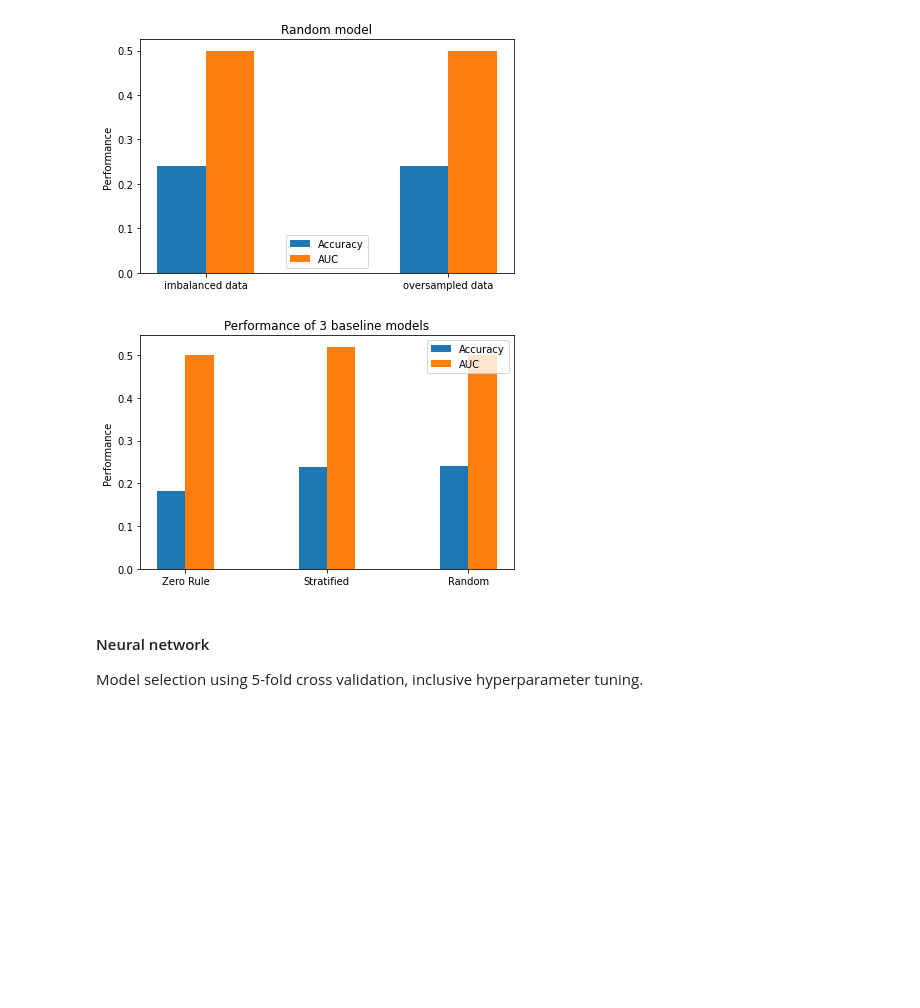
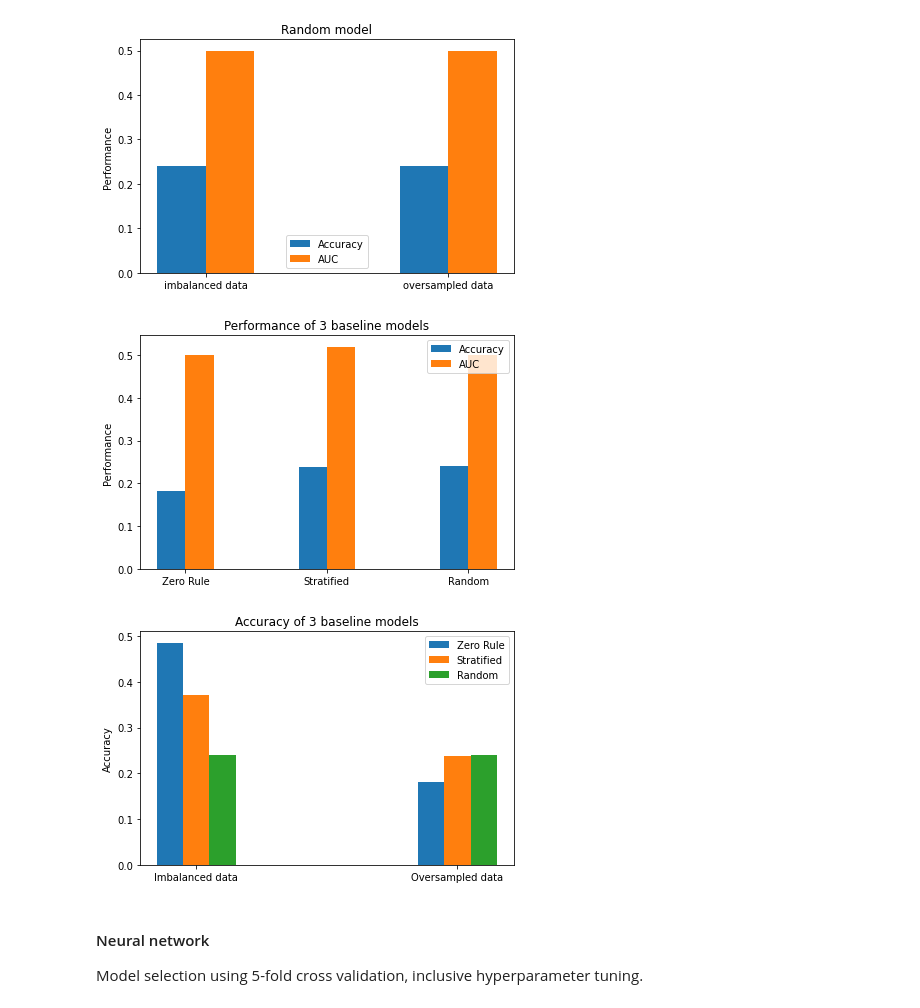
Before and after one commit to NingyueZhou/CATHpre, a Jupyter notebook: CATHpre.ipynb, the cells around one changed output. Drawn from its saved outputs; the diff is of its cells as text; code cells hidden in the pictures; blank space fills up the shorter version.

```diff
--- a/CATHpre.ipynb
+++ b/CATHpre.ipynb
@@ -587,22 +596,42 @@ AUC score: 0.5
 # %%
 # plot results from 3 baselines, only use scores based on oversampled data
 labels = ['Zero Rule', 'Stratified', 'Random']
 acc_scores = [zeroR_acc_score_up, stratified_acc_score_up, random_acc_score_up]
 auc_scores = [zeroR_auc_score_up, stratified_auc_score_up, random_auc_score_up]
 x = np.arange(len(labels))  # the label locations
 width = 0.2  # the width of the bars
 fig, ax = plt.subplots()
 ax.bar(x - width/2, acc_scores, width, label='Accuracy')
 ax.bar(x + width/2, auc_scores, width, label='AUC')
 ax.set_ylabel('Performance')
 ax.set_title('Performance of 3 baseline models')
 ax.set_xticks(x)
 ax.set_xticklabels(labels)
 ax.legend()
 fig.tight_layout()
 plt.show()
+
+# plot the result
+labels = ['Imbalanced data', 'Oversampled data']
+zeroR_acc_scores = [zeroR_acc_score, zeroR_acc_score_up]
+stratified_acc_scores = [stratified_acc_score, stratified_acc_score_up]
+random_acc_scores = [random_acc_score, random_acc_score_up]
+x = np.arange(len(labels))  # the label locations
+width = 0.1  # the width of the bars
+fig, ax = plt.subplots()
+ax.bar(x - 2*(width/2), zeroR_acc_scores, width, label='Zero Rule')
+ax.bar(x + 0*(width/2), stratified_acc_scores, width, label='Stratified')
+ax.bar(x + 2*(width/2), random_acc_scores, width, label='Random')
+ax.set_ylabel('Accuracy')
+ax.set_title('Accuracy of 3 baseline models')
+ax.set_xticks(x)
+ax.set_xticklabels(labels)
+ax.legend()
+fig.tight_layout()
+plt.show()
 # %% [output]
 [figure]
+[figure, added]
 # %% [markdown]
 #### Neural network
 Model selection using 5-fold cross validation, inclusive hyperparameter tuning.
```
Also changed, not shown: parts of 11 cells of this notebook.
